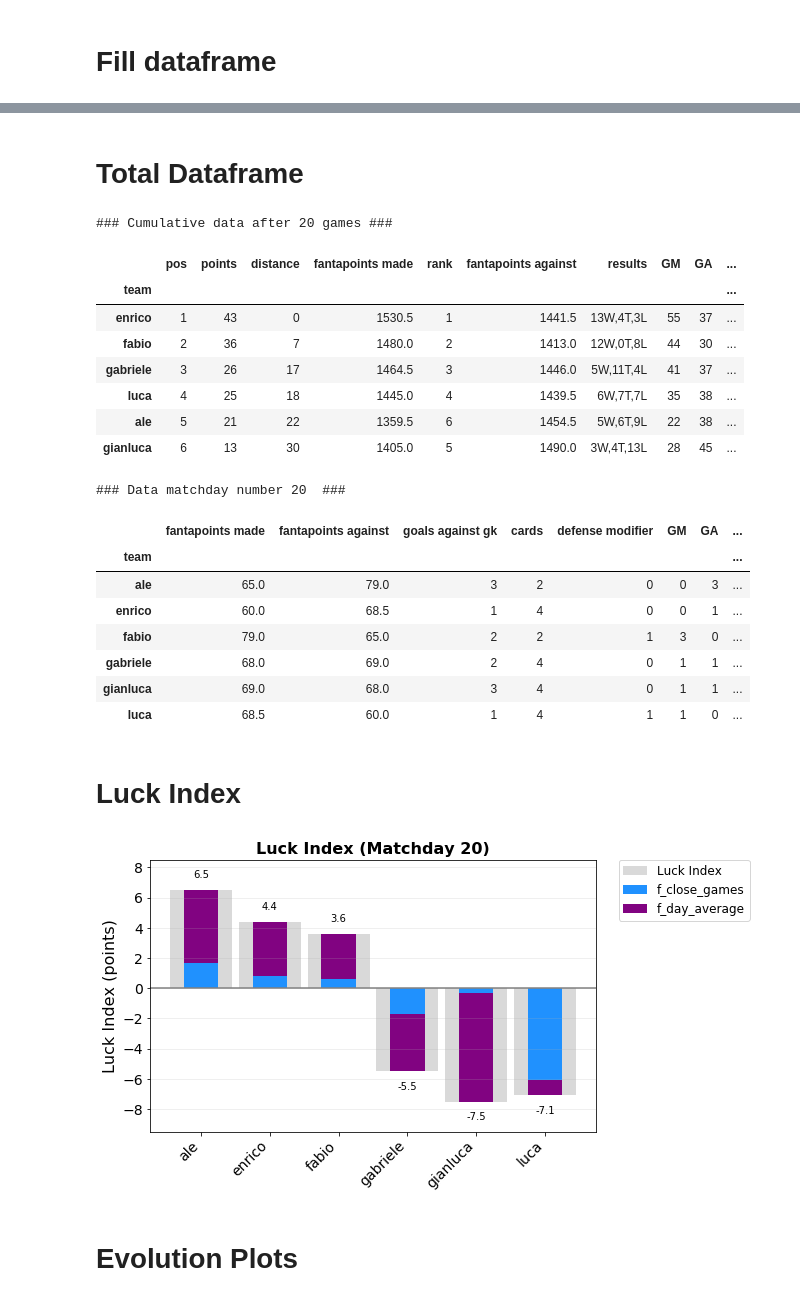
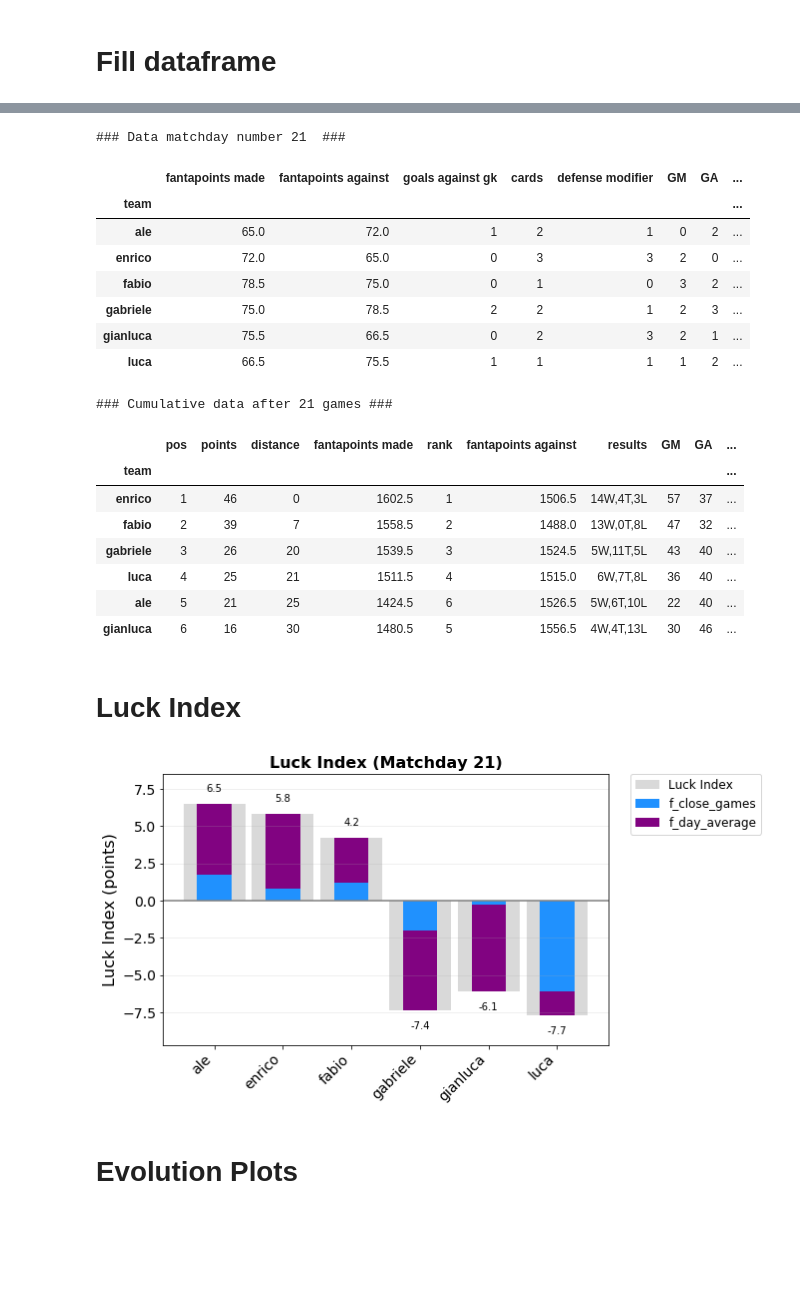
Before and after one commit to matluca/Fantastats, a Jupyter notebook: Fantastats1920.ipynb, the cells around one changed output, grey strips where cells are left out. Drawn from its saved outputs; the diff is of its cells as text; code cells hidden in the pictures; blank space fills up the shorter version.

```diff
--- a/Fantastats1920.ipynb
+++ b/Fantastats1920.ipynb
@@ -184,14 +190,5 @@ fp_std = np.std(df_final['fantapoints made'])
 gm_mean = np.mean(df_final['GM'])
 gm_med = np.median(df_final['GM'])
 gm_std = np.std(df_final['GM'])
-print('### CUMULATIVE DATA after', games, 'rounds ###')
-print('Fantapoints made:\n average =', fp_mean, '\n median =', fp_med, '\n standard deviation =', fp_std,
-      '\nGoals made:\n average =', gm_mean, '\n median =', gm_med, '\n standard deviation =', gm_std
-     )
 
-### Personal stats #####################################
-personal_average = {}
-for team, new_df in df_final.groupby(['team']):
-    personal_average[team] = np.mean(new_df['fantapoints made'])
-print('\n Personal Averages (Fantapoints):')
-display(personal_average)
+df_total = fanta.total_df(df_final)
@@ -342,46 +195,42 @@ Team: Nottingham Forrest Gump ( luca )
-# %% [markdown]
-# Total Dataframe
 # %%
-df_total = fanta.total_df(df_final, )
+### Data of the last matchday
+print('\n### Data matchday number', games, ' ###')
+df_last_day = df_final[df_final.index==games]
+df_last_day.set_index('team', inplace=True)
+display(df_last_day)
 
 ### Cumulative data
-print('### Cumulative data after', games, 'games ###')
+print('\n\n### Cumulative data after', games, 'games ###')
 param=['pos', 'points', 'distance', 'fantapoints made', 'rank', 'fantapoints against',
        'results', 'GM', 'GA', 'goals against gk',
       'cards', 'defense modifier', 'f_close_games', 'f_day_average', 'Luck Index'
       ] # Parameters to display
 display(df_total[param].sort_values(by=['points', 'fantapoints made'], ascending=False))
-
-### Data of the last matchday
-print('\n### Data matchday number', games, ' ###')
-df_last_day = df_final[df_final.index==games]
-df_last_day.set_index('team', inplace=True)
-display(df_last_day)
 # %% [output]
-### Cumulative data after 20 games ###
+### Data matchday number 21  ###
-|  | pos | points | distance | fantapoints made | rank | fantapoints against | results | GM | GA | ... |
-| team |  |  |  |  |  |  |  |  |  | ... |
-| enrico | 1 | 43 | 0 | 1530.5 | 1 | 1441.5 | 13W,4T,3L | 55 | 37 | ... |
-| fabio | 2 | 36 | 7 | 1480.0 | 2 | 1413.0 | 12W,0T,8L | 44 | 30 | ... |
-| gabriele | 3 | 26 | 17 | 1464.5 | 3 | 1446.0 | 5W,11T,4L | 41 | 37 | ... |
-| luca | 4 | 25 | 18 | 1445.0 | 4 | 1439.5 | 6W,7T,7L | 35 | 38 | ... |
-| ale | 5 | 21 | 22 | 1359.5 | 6 | 1454.5 | 5W,6T,9L | 22 | 38 | ... |
-| gianluca | 6 | 13 | 30 | 1405.0 | 5 | 1490.0 | 3W,4T,13L | 28 | 45 | ... |
+|  | fantapoints made | fantapoints against | goals against gk | cards | defense modifier | GM | GA | ... |
+| team |  |  |  |  |  |  |  | ... |
+| ale | 65.0 | 72.0 | 1 | 2 | 1 | 0 | 2 | ... |
+| enrico | 72.0 | 65.0 | 0 | 3 | 3 | 2 | 0 | ... |
+| fabio | 78.5 | 75.0 | 0 | 1 | 0 | 3 | 2 | ... |
+| gabriele | 75.0 | 78.5 | 2 | 2 | 1 | 2 | 3 | ... |
+| gianluca | 75.5 | 66.5 | 0 | 2 | 3 | 2 | 1 | ... |
+| luca | 66.5 | 75.5 | 1 | 1 | 1 | 1 | 2 | ... |
-### Data matchday number 20  ###
+### Cumulative data after 21 games ###
-|  | fantapoints made | fantapoints against | goals against gk | cards | defense modifier | GM | GA | ... |
-| team |  |  |  |  |  |  |  | ... |
-| ale | 65.0 | 79.0 | 3 | 2 | 0 | 0 | 3 | ... |
-| enrico | 60.0 | 68.5 | 1 | 4 | 0 | 0 | 1 | ... |
-| fabio | 79.0 | 65.0 | 2 | 2 | 1 | 3 | 0 | ... |
-| gabriele | 68.0 | 69.0 | 2 | 4 | 0 | 1 | 1 | ... |
-| gianluca | 69.0 | 68.0 | 3 | 4 | 0 | 1 | 1 | ... |
-| luca | 68.5 | 60.0 | 1 | 4 | 1 | 1 | 0 | ... |
+|  | pos | points | distance | fantapoints made | rank | fantapoints against | results | GM | GA | ... |
+| team |  |  |  |  |  |  |  |  |  | ... |
+| enrico | 1 | 46 | 0 | 1602.5 | 1 | 1506.5 | 14W,4T,3L | 57 | 37 | ... |
+| fabio | 2 | 39 | 7 | 1558.5 | 2 | 1488.0 | 13W,0T,8L | 47 | 32 | ... |
+| gabriele | 3 | 26 | 20 | 1539.5 | 3 | 1524.5 | 5W,11T,5L | 43 | 40 | ... |
+| luca | 4 | 25 | 21 | 1511.5 | 4 | 1515.0 | 6W,7T,8L | 36 | 40 | ... |
+| ale | 5 | 21 | 25 | 1424.5 | 6 | 1526.5 | 5W,6T,10L | 22 | 40 | ... |
+| gianluca | 6 | 16 | 30 | 1480.5 | 5 | 1556.5 | 4W,4T,13L | 30 | 46 | ... |
 # %% [markdown]
 # Luck Index
 # %%
 fanta.luck_index_plot(df_total, games)
 # %% [output]
-[figure, old version]
+[figure, new version]
 # %% [markdown]
 # Evolution Plots
 # %%
```
Also changed, not shown: parts of 16 cells of this notebook, 7 other files.
